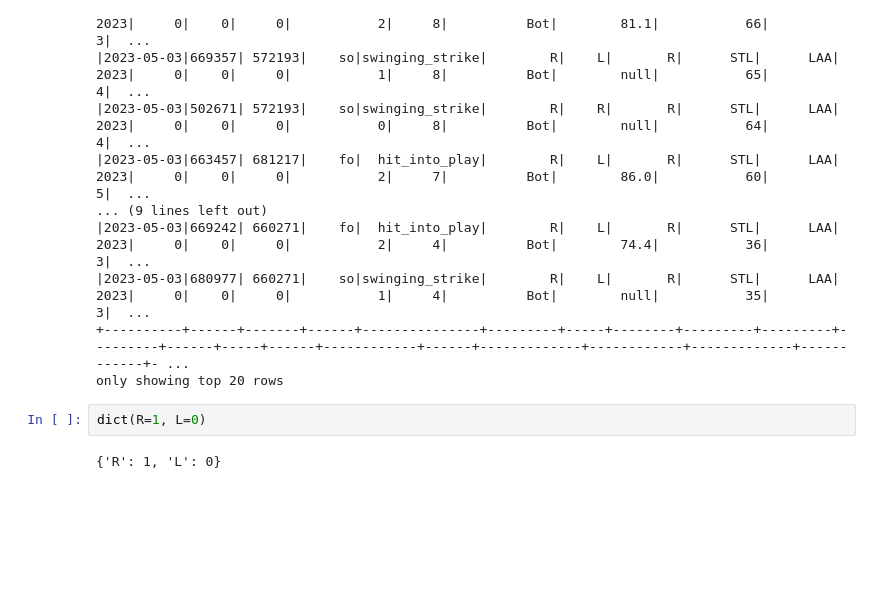
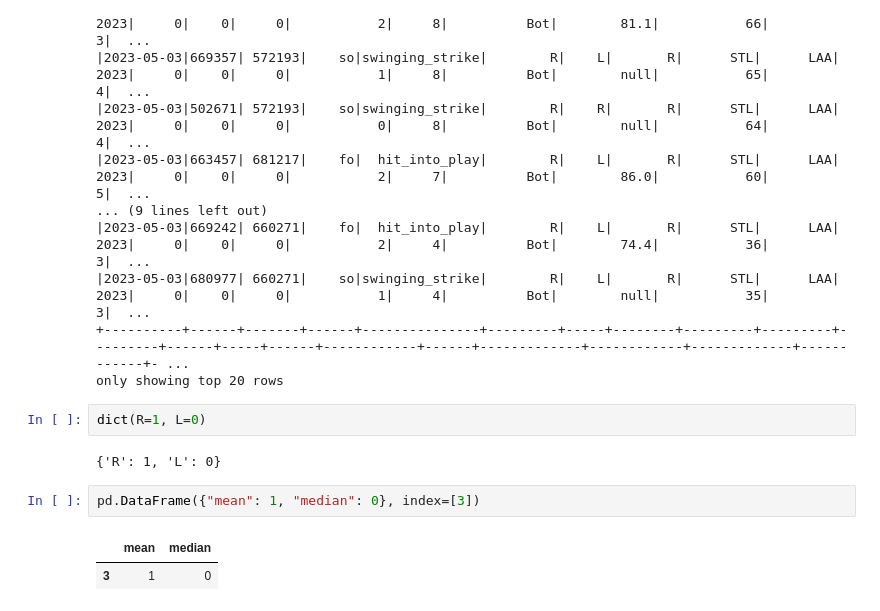
Before and after one commit to allenttchen/baseball-analytics, a Jupyter notebook: notebooks/spark.ipynb, the cells around one changed output. Saved outputs shown, nothing was run; the diff lists cells and outputs as text; blank space fills up the shorter version.

```diff
--- a/notebooks/spark.ipynb
+++ b/notebooks/spark.ipynb
@@ -132,3 +131,8 @@ only showing top 20 rows
 dict(R=1, L=0)
 # %% [output]
 {'R': 1, 'L': 0}
+# %%
+pd.DataFrame({"mean": 1, "median": 0}, index=[3])
+# %% [output]
+|  | mean | median |
+| 3 | 1 | 0 |
```
Also changed, not shown: parts of 8 cells of this notebook, 4 other files.
